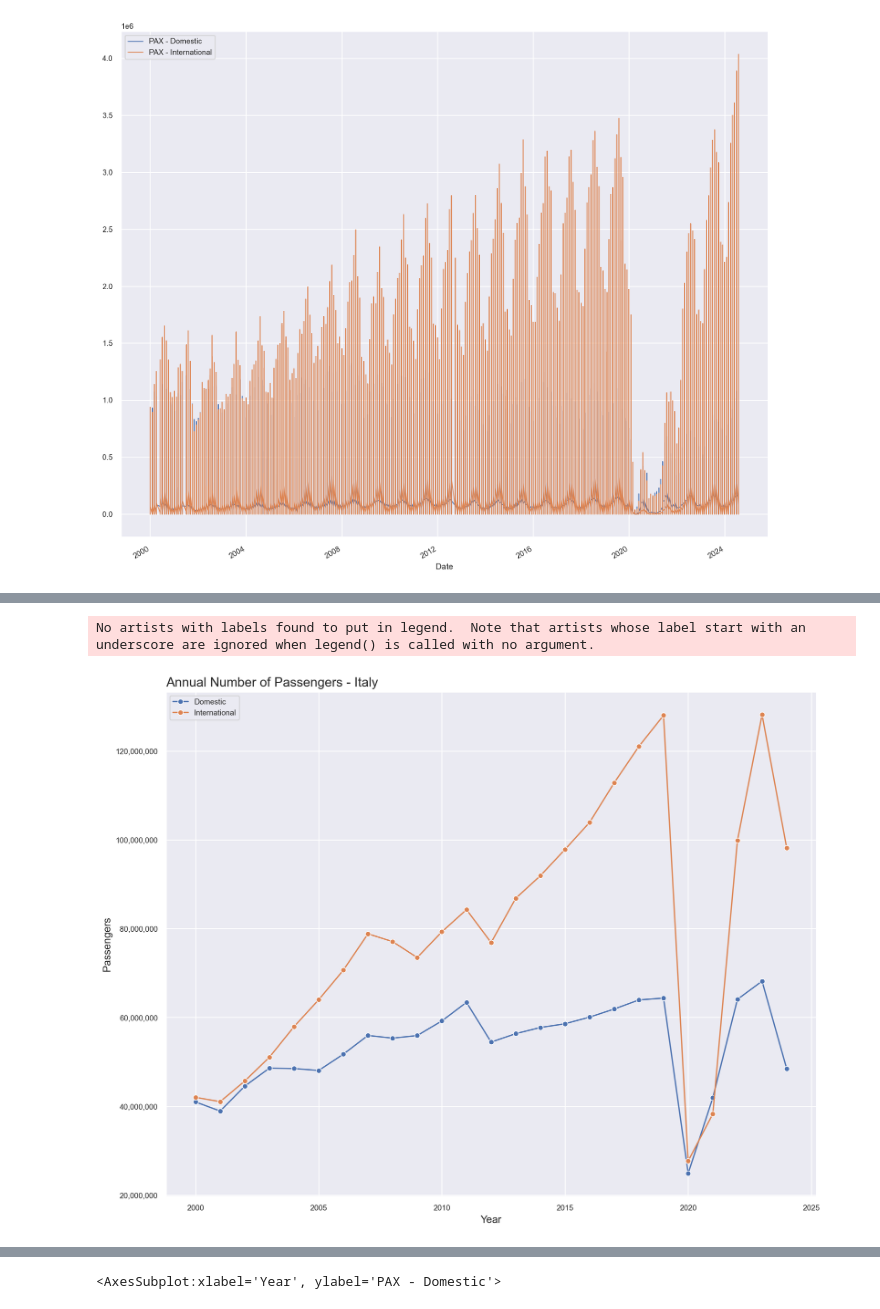
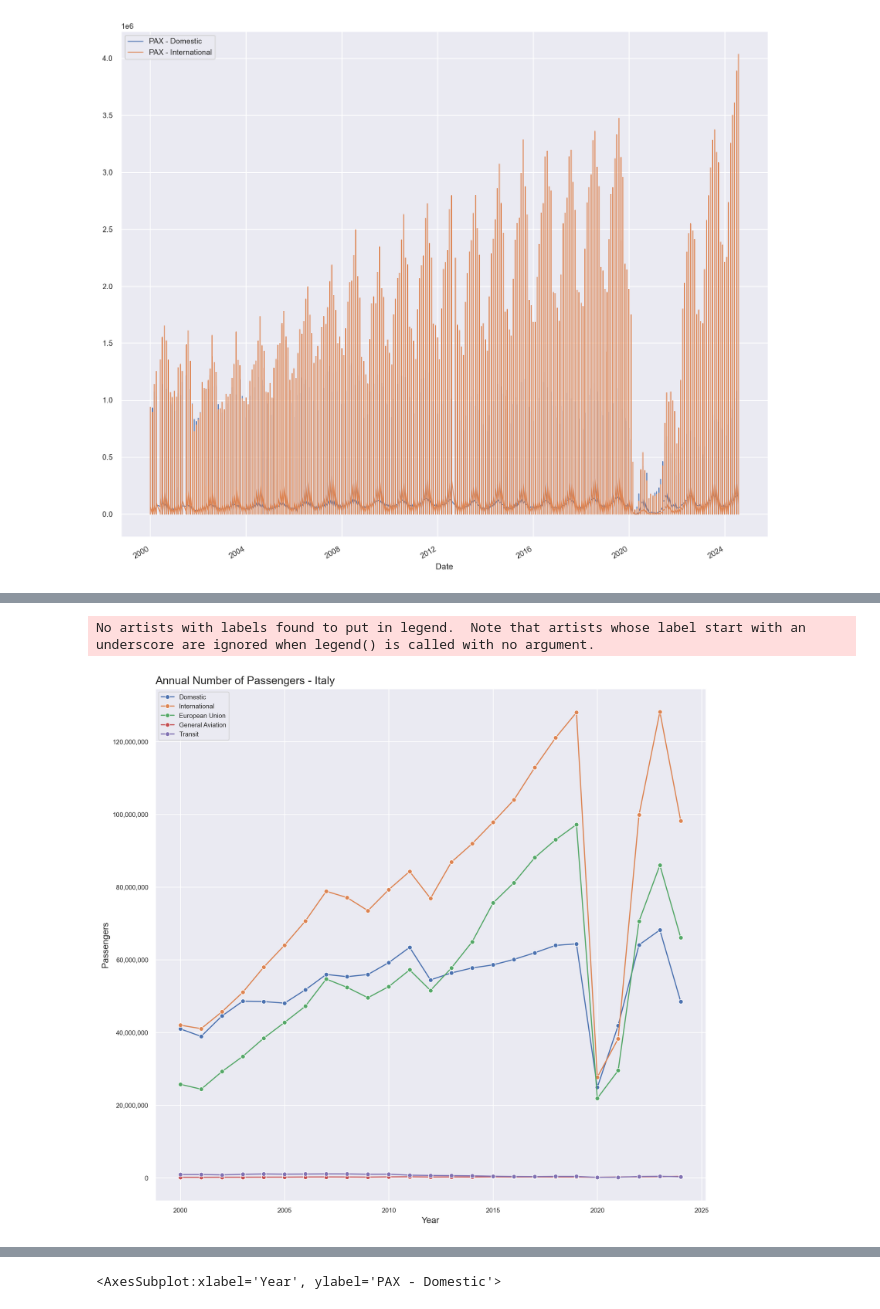
Before and after one commit to fedfioravanti/Italian_Airports, a Jupyter notebook: ItalyAirports_02_EDA.ipynb, the cells around one changed output, grey strips where cells are left out. Cells and saved outputs as stored; diff of their text form; code cells hidden in the pictures.

```diff
--- a/ItalyAirports_02_EDA.ipynb
+++ b/ItalyAirports_02_EDA.ipynb
@@ -161,14 +163,18 @@ df.plot(y = ['PAX - Domestic', 'PAX - International'],
 # %%
-# df['Year'] = df['Date'].dt.month
+# define subsets for aircraft movements
+mov_dom_year = df.groupby('Year')['MOV - Domestic'].sum().reset_index()
+mov_int_year = df.groupby('Year')['MOV - International'].sum().reset_index()
+mov_EU_year = df.groupby('Year')['MOV - EU'].sum().reset_index()
+mov_gen_year = df.groupby('Year')['MOV - General Avio'].sum().reset_index()
 
 # define subsets for passengers
 pax_dom_year = df.groupby('Year')['PAX - Domestic'].sum().reset_index()
 pax_int_year = df.groupby('Year')['PAX - International'].sum().reset_index()
-
-# define subsets for aircraft movements
-mov_dom_year = df.groupby('Year')['MOV - Domestic'].sum().reset_index()
-mov_int_year = df.groupby('Year')['MOV - International'].sum().reset_index()
+pax_EU_year = df.groupby('Year')['PAX - EU'].sum().reset_index()
+pax_trs_year = df.groupby('Year')['PAX - Transit'].sum().reset_index()
+pax_gen_year = df.groupby('Year')['PAX - General Avio'].sum().reset_index()
 
 # define subsets for freight
 fre_avio_year = df.groupby('Year')['FRE - Goods Avio'].sum().reset_index()
+fre_grnd_year = df.groupby('Year')['FRE - Goods Ground'].sum().reset_index()
 fre_mail_year = df.groupby('Year')['FRE - Mail'].sum().reset_index()
@@ -175,19 +202,22 @@ fre_mail_year = df.groupby('Year')['FRE - Mail'].sum().reset_index()
 # %%
 # plot the passengers time series
-fig, ax = plt.subplots(figsize = (12,10))
+fig, ax = plt.subplots(figsize = (12,12))
 plt.title('Annual Number of Passengers - Italy', loc='left', fontsize = 15)
 plt.xticks(rotation = 0)
 plt.ticklabel_format(style='plain', axis='y')
 plt.ylabel('Passengers', fontsize = 12)
 plt.xlabel('Year', fontsize = 12)
 plt.legend(loc="upper left")
 ax.get_yaxis().set_major_formatter(tkr.FuncFormatter(lambda x, p: format(int(x), ',')))
 
 sns.lineplot(data=pax_dom_year, x='Year', y='PAX - Domestic', marker='o', label='Domestic')
 sns.lineplot(data=pax_int_year, x='Year', y='PAX - International', marker='o', label='International')
+sns.lineplot(data=pax_EU_year, x='Year', y='PAX - EU', marker='o', label='European Union')
+sns.lineplot(data=pax_gen_year, x='Year', y='PAX - General Avio', marker='o', label='General Aviation')
+sns.lineplot(data=pax_trs_year, x='Year', y='PAX - Transit', marker='o', label='Transit')
 
 plt.show()
 # %% [output]
 No artists with labels found to put in legend.  Note that artists whose label start with an underscore are ignored when legend() is called with no argument.
-[figure, old version]
+[figure, new version]
 # %%
```
Also changed, not shown: parts of 4 cells of this notebook.
